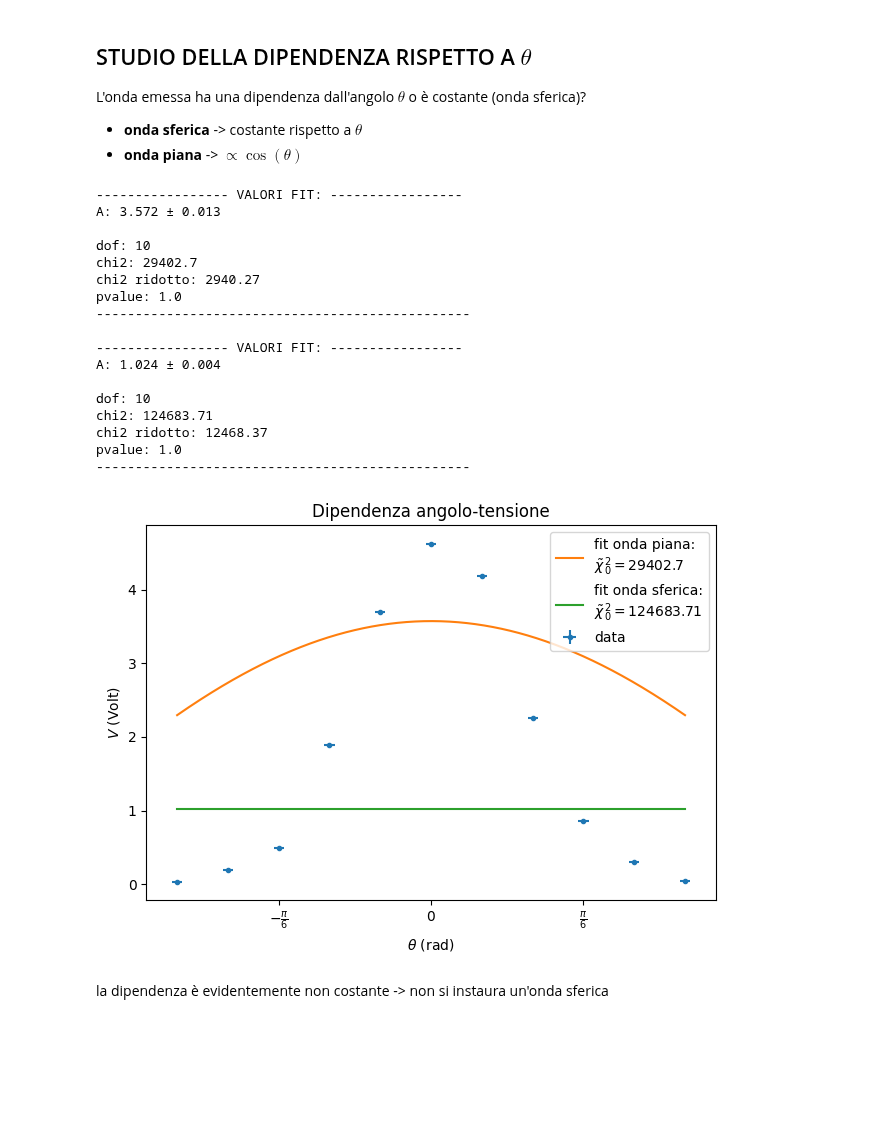
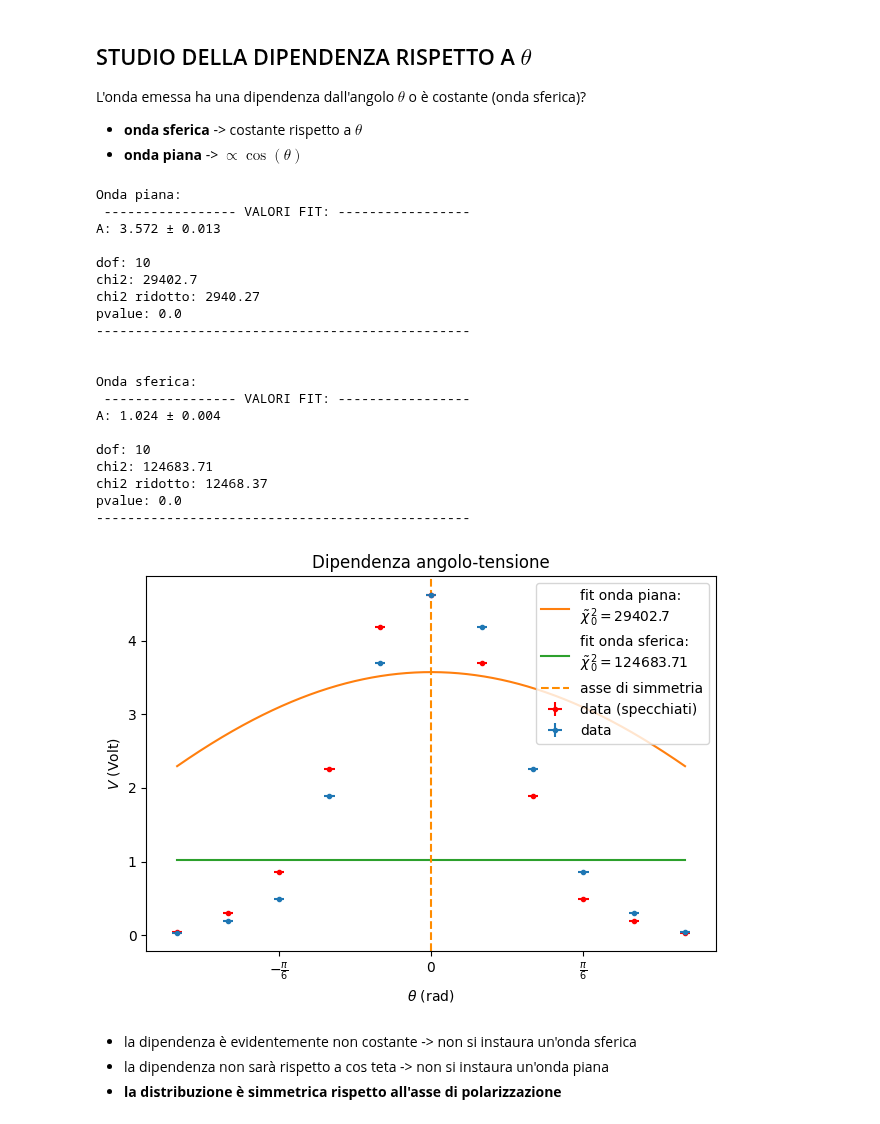
Before and after one commit to CarminatiGiovanni/LaboratorioFisica2, a Jupyter notebook: 20240509micoonde/dipendenza_teta.ipynb, the cells around one changed output. Drawn from its saved outputs; the diff is of its cells as text; code cells hidden in the pictures; blank space fills up the shorter version.

Commit message:
dipendenza teta

```diff
--- a/20240509micoonde/dipendenza_teta.ipynb
+++ b/20240509micoonde/dipendenza_teta.ipynb
@@ -38,42 +38,52 @@ def onda_sferica(θ,A):
 fit_onda_piana = Interpolazione(θ, V, sigmaV,sigmaΘ, onda_piana, guess=[1],names=['A'])
 fit_onda_sferica = Interpolazione(θ, V, sigmaV,sigmaΘ, onda_sferica, guess=[1],names=['A'])
 
-print(fit_onda_piana)
-print(fit_onda_sferica)
+print('Onda piana:\n',fit_onda_piana)
+print()
+print('Onda sferica:\n',fit_onda_sferica)
 # %% [output]
------------------ VALORI FIT: -----------------
+Onda piana:
+ ----------------- VALORI FIT: -----------------
 A: 3.572 ± 0.013
 
 dof: 10
 chi2: 29402.7
 chi2 ridotto: 2940.27
-pvalue: 1.0
+pvalue: 0.0
 ------------------------------------------------
 
------------------ VALORI FIT: -----------------
+
+Onda sferica:
+ ----------------- VALORI FIT: -----------------
 A: 1.024 ± 0.004
 
 dof: 10
 chi2: 124683.71
 chi2 ridotto: 12468.37
-pvalue: 1.0
+pvalue: 0.0
 ------------------------------------------------
 # %%
+plt.errorbar(-θ, V, yerr=sigmaV, xerr=sigmaΘ, fmt='.',label='data (specchiati)',color='red')
 plt.errorbar(θ, V, yerr=sigmaV, xerr=sigmaΘ, fmt='.',label='data')
+
 plt.xticks([-np.pi/3,-1*np.pi/6,0,np.pi/6,np.pi/3],
            ['$-\\frac{\pi}{3}$', '$-\\frac{\pi}{6}$', '$0$', '$\\frac{\pi}{6}$', '$\\frac{\pi}{3}$'])
 
 plt.plot(*fit_onda_piana.draw(),label=f'fit onda piana:\n$\\tilde\chi_0^2 = {fit_onda_piana.chi2}$')
 plt.plot(np.linspace(θ.min(),θ.max(),100),fit_onda_sferica.values['A'] * np.ones(100),label=f'fit onda sferica:\n$\\tilde\chi_0^2 = {fit_onda_sferica.chi2}$')
+
+plt.axvline(x=0, color='darkorange', linestyle='--',label='asse di simmetria')
 
 plt.title('Dipendenza angolo-tensione')
 plt.xlabel('$\\theta$ (rad)')
 plt.ylabel('$V$ (Volt)')
 plt.tight_layout()
 
 plt.legend(loc='upper right')
 plt.show()
 # %% [output]
-[figure, old version]
+[figure, new version]
 # %% [markdown]
-la dipendenza è evidentemente non costante -> non si instaura un'onda sferica
+- la dipendenza è evidentemente non costante -> non si instaura un'onda sferica
+- la dipendenza non sarà rispetto a cos teta -> non si instaura un'onda piana
+- __la distribuzione è simmetrica rispetto all'asse di polarizzazione__
```
Also changed, not shown: parts of 1 cell of this notebook.
